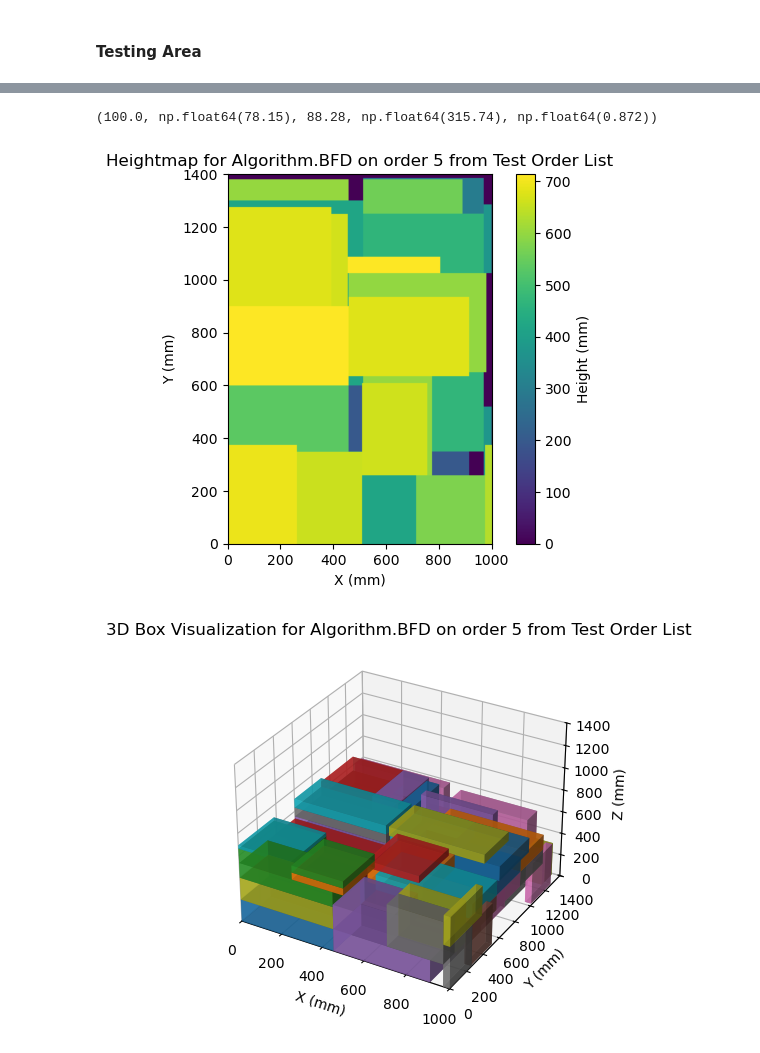
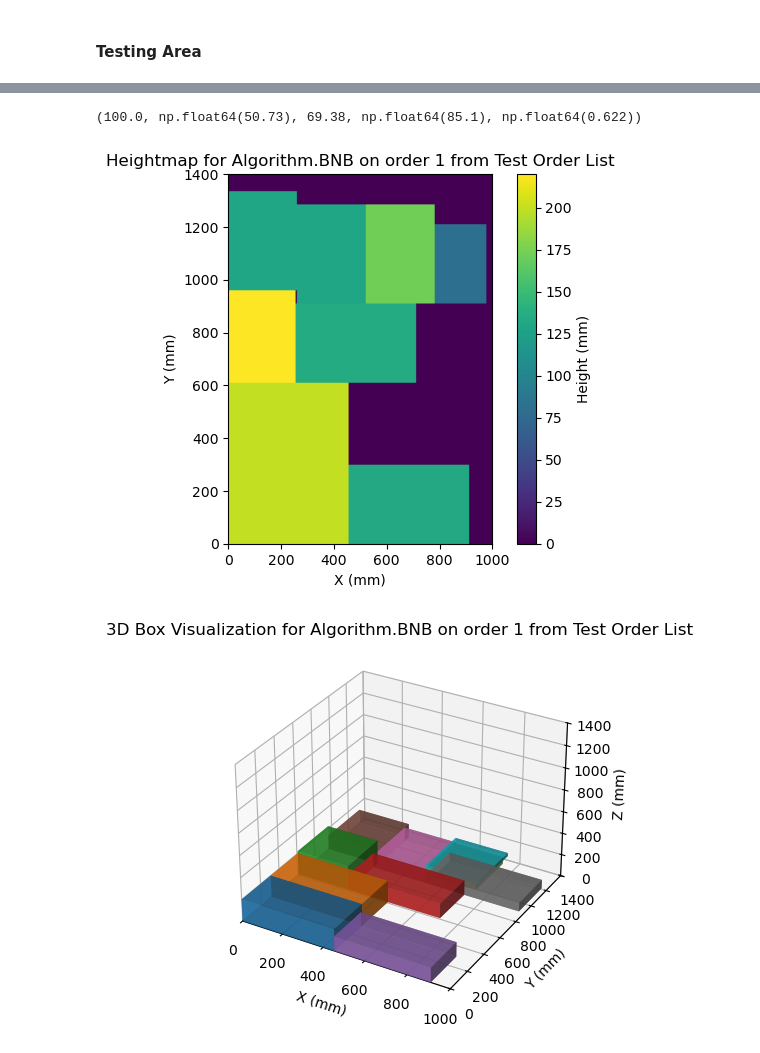
Before and after one commit to xXxCodeSlayerxXx/thesis, a Jupyter notebook: boxoptimizer.ipynb, the cells around one changed output, grey strips where cells are left out. Cells and saved outputs as stored; diff of their text form; code cells hidden in the pictures.

Commit message:
Add branch and bound algorithm v1

```diff
--- a/boxoptimizer.ipynb
+++ b/boxoptimizer.ipynb
@@ -30,6 +30,7 @@ class Algorithm(Enum):
     RANDOM = "random"
     FFD = "ffd"
     BFD = "bfd"
+    BNB = "bnb"
 # %% [markdown]
 #### Global Settings
 # %%
@@ -446,6 +447,9 @@ def process_order(order, algo, max_attempts=DEFAULT_MAX_ATTEMPTS, criterion=DEFA
 
     elif algo == Algorithm.BFD:
         place_box_list_best_fit_decreasing(pallet, box_list, criterion=criterion, opt_metric=metric)
+
+    elif algo == Algorithm.BNB:
+        place_box_list_branch_and_bound(pallet, box_list, criterion=criterion, opt_metric=metric)
 
     return pallet
 
@@ -707,8 +789,8 @@ def plot_random_performance(trials, max_max_attempts, step):
 #### Testing Area
 # %%
 current_order_dict = test_orders_dict
-current_orderID = 5
-current_algo = Algorithm.BFD
+current_orderID = 1
+current_algo = Algorithm.BNB
 current_criterion = Criterion.VOLUME
 current_metric = Metric.MAX_Z
 
@@ -723,3 +817,3 @@ Packing Score:        0.872
-(100.0, np.float64(78.15), 88.28, np.float64(315.74), np.float64(0.872))
+(100.0, np.float64(50.73), 69.38, np.float64(85.1), np.float64(0.622))
-[figure, old version]
+[figure, new version]
-[figure, old version]
+[figure, new version]
```
Also changed, not shown: parts of 2 cells of this notebook.
